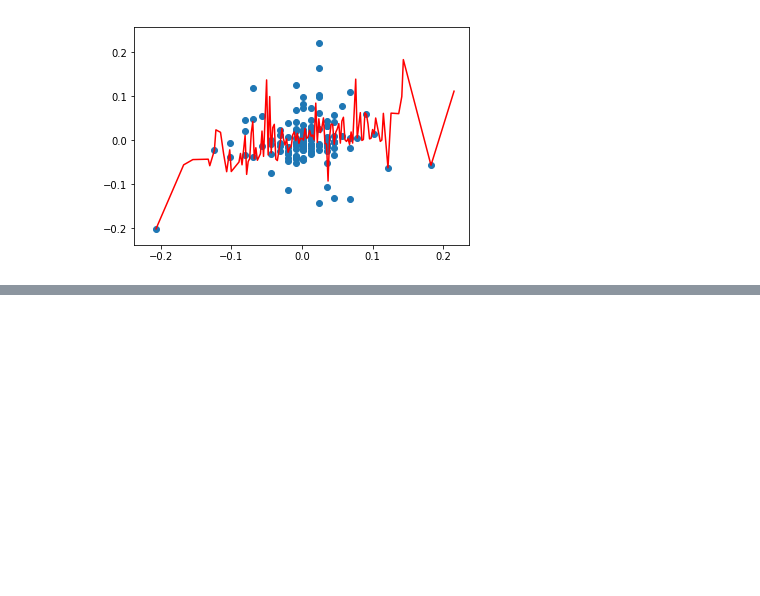
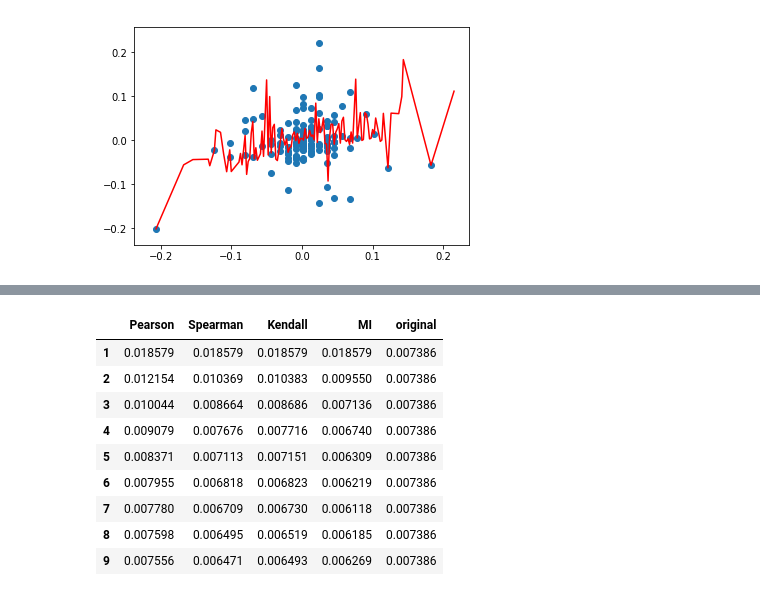
Before and after one commit to linsallyzhao/notebooks, a Jupyter notebook: FDS_assignment2/assignment2_part3.ipynb, the cells around one changed output, grey strips where cells are left out. Cells and saved outputs as stored; diff of their text form; code cells hidden in the pictures; blank space fills up the shorter version.

```diff
--- a/FDS_assignment2/assignment2_part3.ipynb
+++ b/FDS_assignment2/assignment2_part3.ipynb
@@ -412,6 +531,17 @@ testRe182_91
 # %%
 outOfSample = moving_window_outOfSample(730, 91, 'Ripple')
-testRe = outOfSample.groupby([outOfSample.index]).mean()
+testRe730_91 = outOfSample.groupby([outOfSample.index]).mean()
 testRe730_91
+# %% [output]
+|  | Pearson | Spearman | Kendall | MI | original |
+| 1 | 0.018579 | 0.018579 | 0.018579 | 0.018579 | 0.007386 |
+| 2 | 0.012154 | 0.010369 | 0.010383 | 0.009550 | 0.007386 |
+| 3 | 0.010044 | 0.008664 | 0.008686 | 0.007136 | 0.007386 |
+| 4 | 0.009079 | 0.007676 | 0.007716 | 0.006740 | 0.007386 |
+| 5 | 0.008371 | 0.007113 | 0.007151 | 0.006309 | 0.007386 |
+| 6 | 0.007955 | 0.006818 | 0.006823 | 0.006219 | 0.007386 |
+| 7 | 0.007780 | 0.006709 | 0.006730 | 0.006118 | 0.007386 |
+| 8 | 0.007598 | 0.006495 | 0.006519 | 0.006185 | 0.007386 |
+| 9 | 0.007556 | 0.006471 | 0.006493 | 0.006269 | 0.007386 |
 # %%
 outOfSample = moving_window_outOfSample(365, 30, 'Ripple')
```
Also changed, not shown: parts of 17 cells of this notebook.
